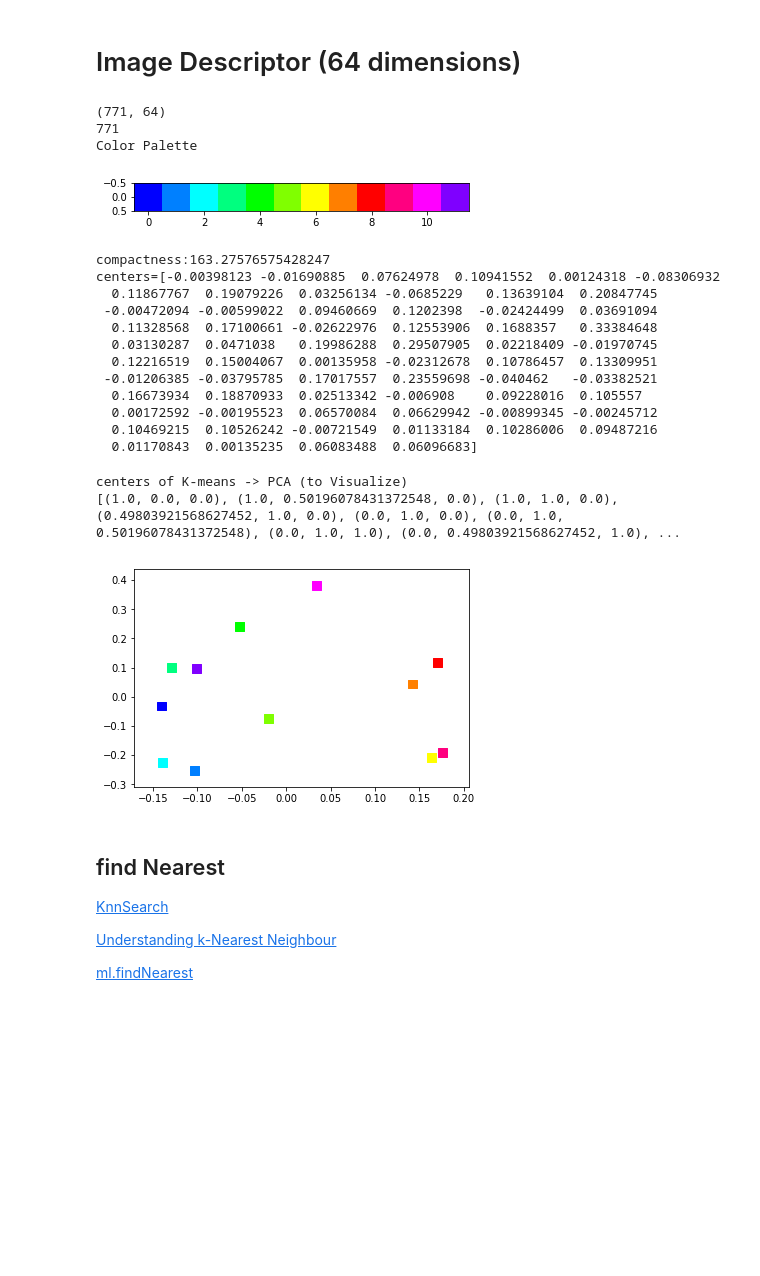
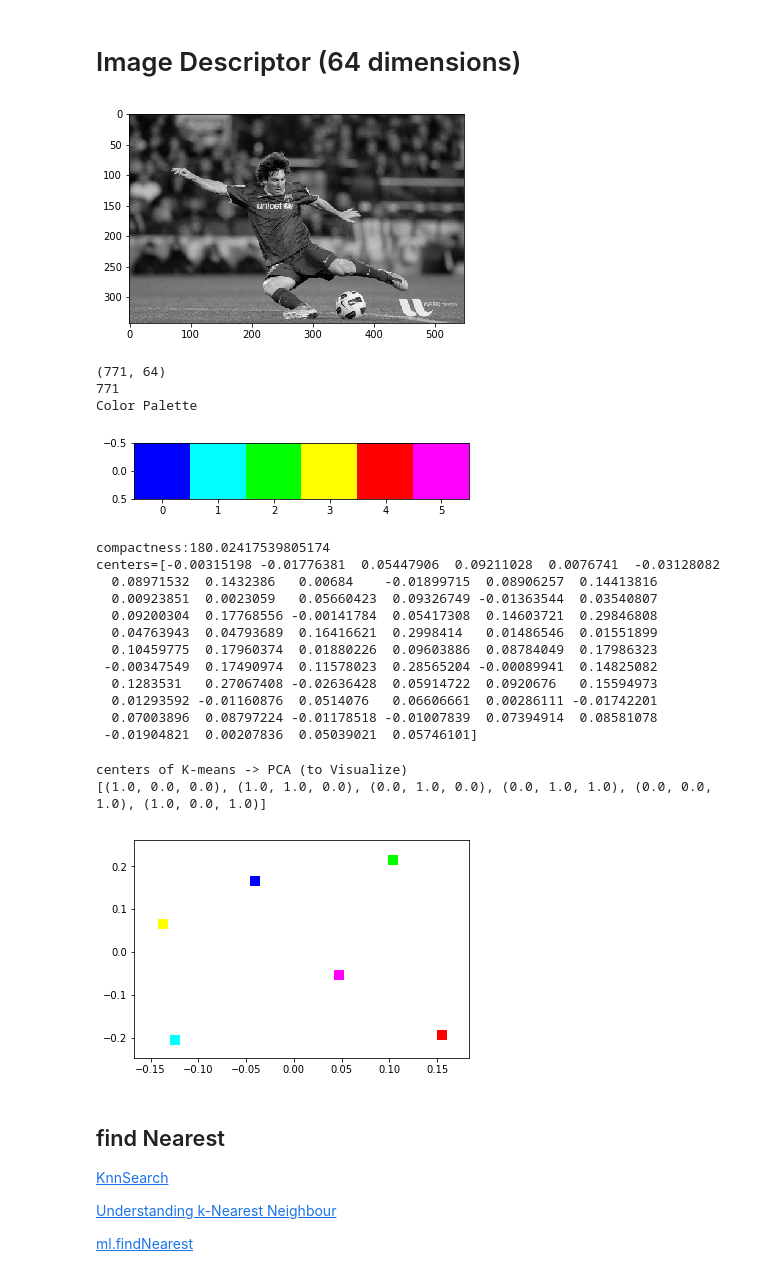
Before and after one commit to suzuki-tr/opencvtest, a Jupyter notebook: tutorial/clustering.ipynb, the cells around one changed output. Cells and saved outputs as stored; diff of their text form; code cells hidden in the pictures; blank space fills up the shorter version.

```diff
--- a/tutorial/clustering.ipynb
+++ b/tutorial/clustering.ipynb
@@ -236,42 +253,46 @@ resultlabels (187416, 1) float32 [ 7.]
 # %%
 bgr = cv.imread('messi5.jpg')
 gray = cv.cvtColor(bgr, cv.COLOR_BGR2GRAY)
-cluster_n = 12
+plt.imshow(gray)
+plt.gray()
+plt.show()
+cluster_n = 6
 
 kaze = cv.KAZE_create() #64dimensions
 kp, des = kaze.detectAndCompute(gray,None)
 print(des.shape)
 print(len(kp))
 
 # generating bright palette
 colors = np.zeros((1, cluster_n, 3), np.uint8)
 colors[0,:] = 255
 colors[0,:,0] = np.arange(0, 180, 180.0/cluster_n)
 colors = cv.cvtColor(colors, cv.COLOR_HSV2BGR)[0]
 print('Color Palette')
 plt.imshow(colors.reshape(1,cluster_n,3))
 plt.show()
 
 term_crit = (cv.TERM_CRITERIA_EPS | cv.TERM_CRITERIA_MAX_ITER, 30, 0.1) #( type, max_iter, epsilon=required accuracy )
 compactness, labels, centers = cv.kmeans(des, cluster_n, None, term_crit, attempts=10, flags=cv.KMEANS_PP_CENTERS)
 print('compactness:{}\ncenters={}'.format(compactness, centers[0]))
 # %% [output]
+[figure, new version]
 (771, 64)
 771
 Color Palette
-[figure, old version]
+[figure, added]
-compactness:163.27576575428247
-centers=[-0.00398123 -0.01690885  0.07624978  0.10941552  0.00124318 -0.08306932
-  0.11867767  0.19079226  0.03256134 -0.0685229   0.13639104  0.20847745
- -0.00472094 -0.00599022  0.09460669  0.1202398  -0.02424499  0.03691094
-  0.11328568  0.17100661 -0.02622976  0.12553906  0.1688357   0.33384648
-  0.03130287  0.0471038   0.19986288  0.29507905  0.02218409 -0.01970745
-  0.12216519  0.15004067  0.00135958 -0.02312678  0.10786457  0.13309951
- -0.01206385 -0.03795785  0.17017557  0.23559698 -0.040462   -0.03382521
-  0.16673934  0.18870933  0.02513342 -0.006908    0.09228016  0.105557
-  0.00172592 -0.00195523  0.06570084  0.06629942 -0.00899345 -0.00245712
-  0.10469215  0.10526242 -0.00721549  0.01133184  0.10286006  0.09487216
-  0.01170843  0.00135235  0.06083488  0.06096683]
+compactness:180.02417539805174
+centers=[-0.00315198 -0.01776381  0.05447906  0.09211028  0.0076741  -0.03128082
+  0.08971532  0.1432386   0.00684    -0.01899715  0.08906257  0.14413816
+  0.00923851  0.0023059   0.05660423  0.09326749 -0.01363544  0.03540807
+  0.09200304  0.17768556 -0.00141784  0.05417308  0.14603721  0.29846808
+  0.04763943  0.04793689  0.16416621  0.2998414   0.01486546  0.01551899
+  0.10459775  0.17960374  0.01880226  0.09603886  0.08784049  0.17986323
+ -0.00347549  0.17490974  0.11578023  0.28565204 -0.00089941  0.14825082
+  0.1283531   0.27067408 -0.02636428  0.05914722  0.0920676   0.15594973
+  0.01293592 -0.01160876  0.0514076   0.06606661  0.00286111 -0.01742201
+  0.07003896  0.08797224 -0.01178518 -0.01007839  0.07394914  0.08581078
+ -0.01904821  0.00207836  0.05039021  0.05746101]
 # %%
 print('centers of K-means -> PCA (to Visualize)')
 mean, eigenvectors = cv.PCACompute(
@@ -291,8 +312,8 @@ plt.scatter(results[:,1], results[:,0],80,colormap,'s')
 plt.show()
 # %% [output]
 centers of K-means -> PCA (to Visualize)
-[(1.0, 0.0, 0.0), (1.0, 0.50196078431372548, 0.0), (1.0, 1.0, 0.0), (0.49803921568627452, 1.0, 0.0), (0.0, 1.0, 0.0), (0.0, 1.0, 0.50196078431372548), (0.0, 1.0, 1.0), (0.0, 0.49803921568627452, 1.0), ...
+[(1.0, 0.0, 0.0), (1.0, 1.0, 0.0), (0.0, 1.0, 0.0), (0.0, 1.0, 1.0), (0.0, 0.0, 1.0), (1.0, 0.0, 1.0)]
-[figure, old version]
+[figure, new version]
 # %% [markdown]
 ## find Nearest
 [KnnSearch](http://opencv-python-tutroals.readthedocs.io/en/latest/py_tutorials/py_ml/py_knn/py_knn_opencv/py_knn_opencv.html#knn-opencv)
```
Also changed, not shown: parts of 5 cells of this notebook.
